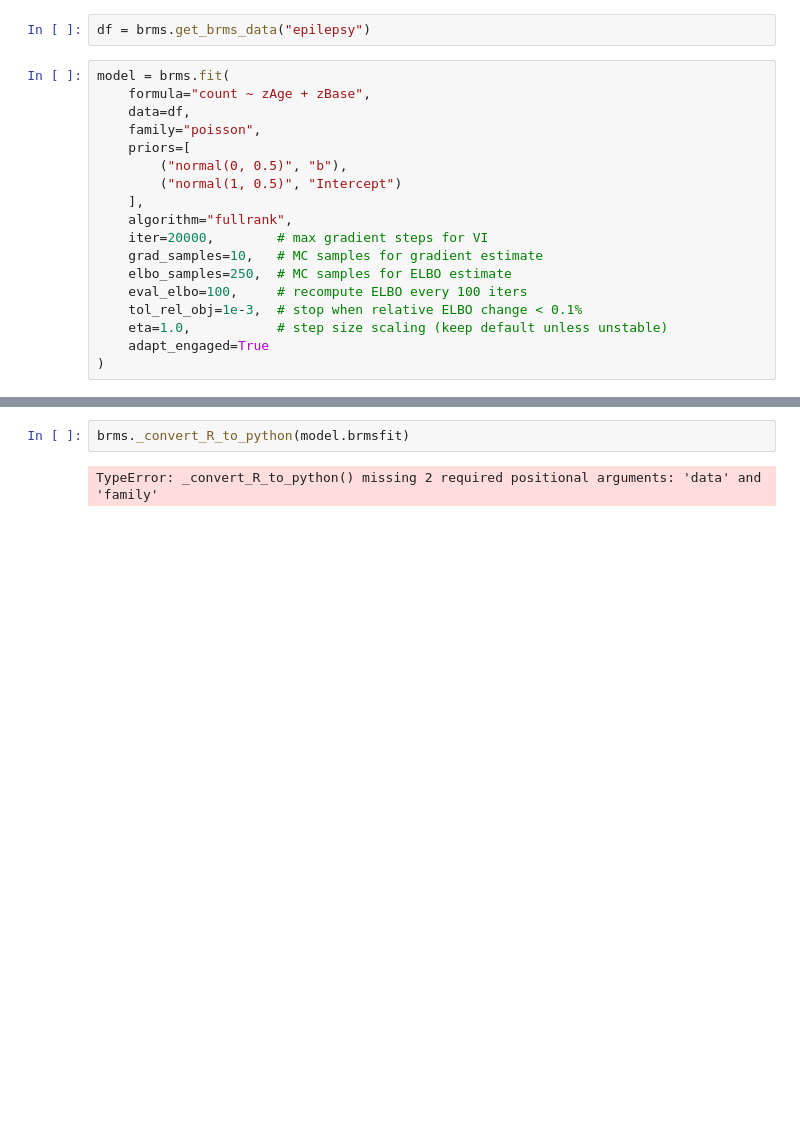
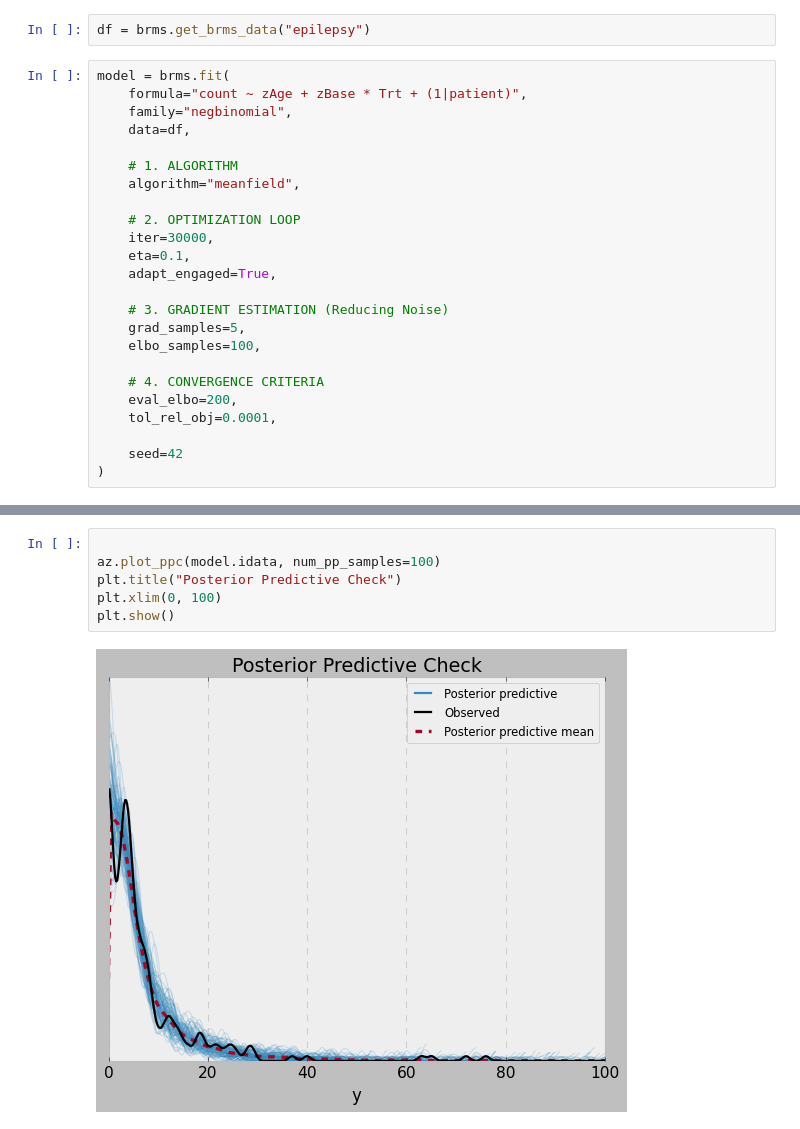
Before and after one commit to kaitumisuuringute-keskus/brmspy, a Jupyter notebook: examples/vi_sampling.ipynb, the cells around one changed output, grey strips where cells are left out. Cells and saved outputs as stored; diff of their text form; blank space fills up the shorter version.

```diff
--- a/examples/vi_sampling.ipynb
+++ b/examples/vi_sampling.ipynb
@@ -50,20 +47,26 @@ Setup complete!
 df = brms.get_brms_data("epilepsy")
 # %%
 model = brms.fit(
-    formula="count ~ zAge + zBase",
+    formula="count ~ zAge + zBase * Trt + (1|patient)",
+    family="negbinomial",
     data=df,
-    family="poisson",
-    priors=[
-        ("normal(0, 0.5)", "b"),
-        ("normal(1, 0.5)", "Intercept")
-    ],
-    algorithm="fullrank",
-    iter=20000,        # max gradient steps for VI
-    grad_samples=10,   # MC samples for gradient estimate
-    elbo_samples=250,  # MC samples for ELBO estimate
-    eval_elbo=100,     # recompute ELBO every 100 iters
-    tol_rel_obj=1e-3,  # stop when relative ELBO change < 0.1%
-    eta=1.0,           # step size scaling (keep default unless unstable)
-    adapt_engaged=True
+
+    # 1. ALGORITHM
+    algorithm="meanfield",
+
+    # 2. OPTIMIZATION LOOP
+    iter=30000,
+    eta=0.1,
+    adapt_engaged=True,
+
+    # 3. GRADIENT ESTIMATION (Reducing Noise)
+    grad_samples=5,
+    elbo_samples=100,
+
+    # 4. CONVERGENCE CRITERIA
+    eval_elbo=200,
+    tol_rel_obj=0.0001,
+
+    seed=42
 )
 # %% [output]
@@ -111,4 +128,8 @@ TypeError: log likelihood not found in inference data object
 # %%
-brms._convert_R_to_python(model.brmsfit)
+
+az.plot_ppc(model.idata, num_pp_samples=100)
+plt.title("Posterior Predictive Check")
+plt.xlim(0, 100)
+plt.show()
 # %% [output]
-TypeError: _convert_R_to_python() missing 2 required positional arguments: 'data' and 'family'
+[figure, added]
```
Also changed, not shown: parts of 5 cells of this notebook, 7 other files.
